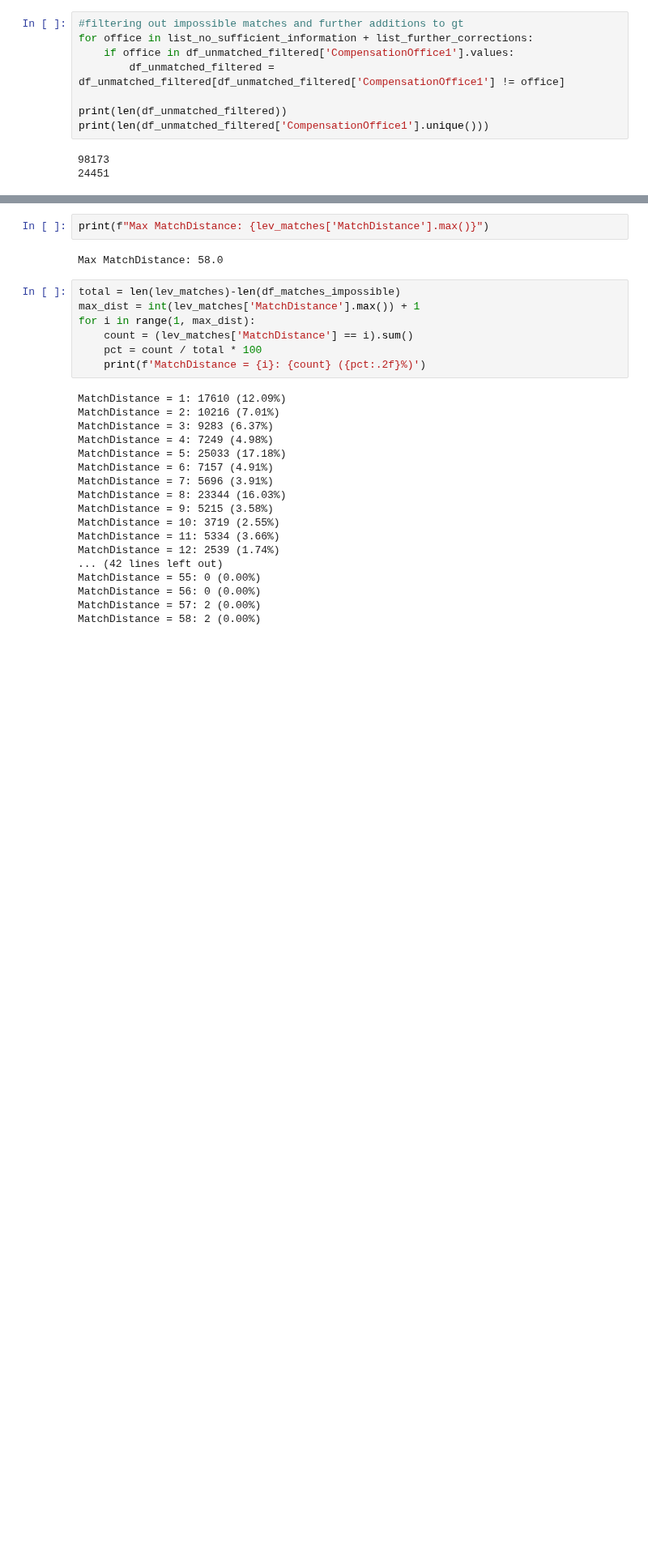
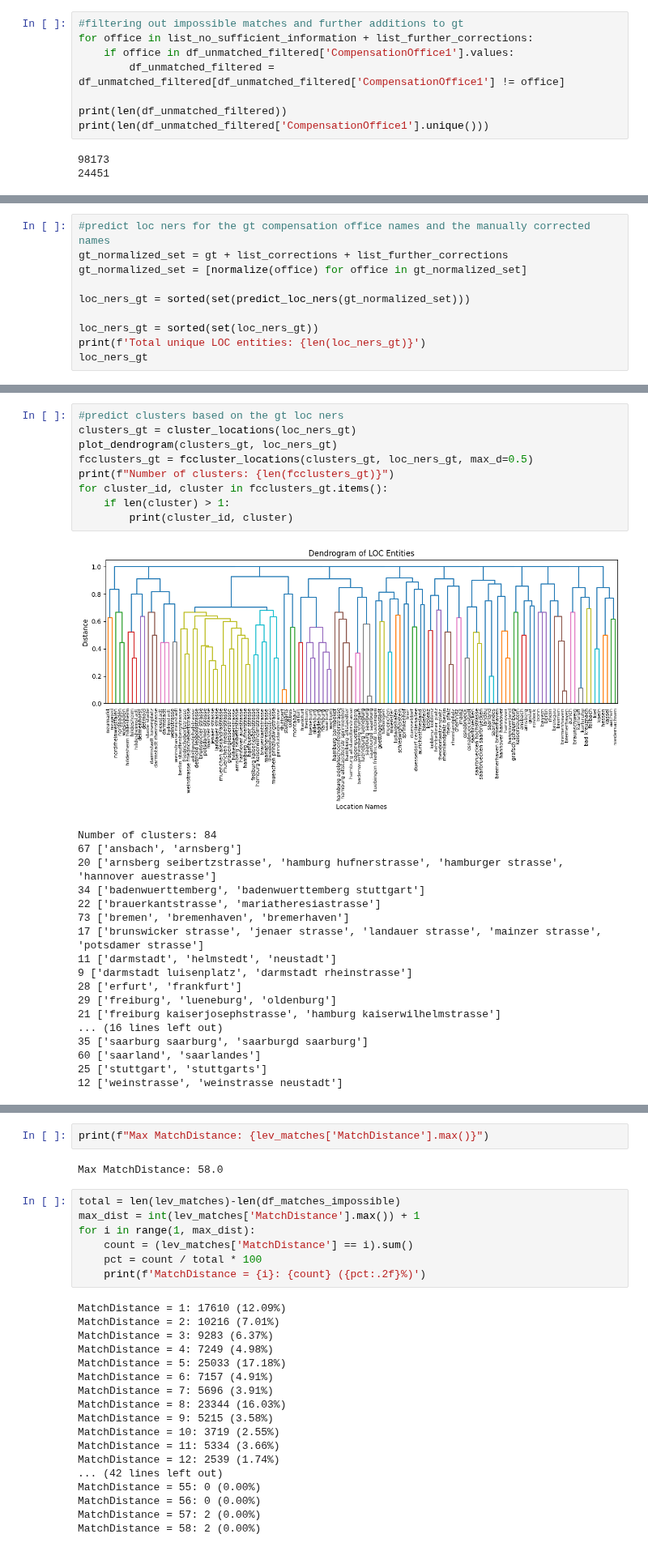
Before and after one commit to BennetHan/compensation-office-analysis, a Jupyter notebook: compensation-office-analysis.ipynb, the cells around one changed output, grey strips where cells are left out. Shown at 81% size. Drawn from its saved outputs; the diff is of its cells as text; blank space fills up the shorter version.

Commit message:
added placename clustering

```diff
--- a/compensation-office-analysis.ipynb
+++ b/compensation-office-analysis.ipynb
@@ -320,0 +459,10 @@ print(len(df_unmatched_filtered['CompensationOffice1'].unique()))
+# %%
+#predict loc ners for the gt compensation office names and the manually corrected names
+gt_normalized_set = gt + list_corrections + list_further_corrections
+gt_normalized_set = [normalize(office) for office in gt_normalized_set]
+
+loc_ners_gt = sorted(set(predict_loc_ners(gt_normalized_set)))
+
+loc_ners_gt = sorted(set(loc_ners_gt))
+print(f'Total unique LOC entities: {len(loc_ners_gt)}')
+loc_ners_gt
@@ -320,0 +514,28 @@ print(len(df_unmatched_filtered['CompensationOffice1'].unique()))
+# %%
+#predict clusters based on the gt loc ners
+clusters_gt = cluster_locations(loc_ners_gt)
+plot_dendrogram(clusters_gt, loc_ners_gt)
+fcclusters_gt = fccluster_locations(clusters_gt, loc_ners_gt, max_d=0.5)
+print(f"Number of clusters: {len(fcclusters_gt)}")
+for cluster_id, cluster in fcclusters_gt.items():
+    if len(cluster) > 1:
+        print(cluster_id, cluster)
+# %% [output]
+[figure, added]
+Number of clusters: 84
+67 ['ansbach', 'arnsberg']
+20 ['arnsberg seibertzstrasse', 'hamburg hufnerstrasse', 'hamburger strasse', 'hannover auestrasse']
+34 ['badenwuerttemberg', 'badenwuerttemberg stuttgart']
+22 ['brauerkantstrasse', 'mariatheresiastrasse']
+73 ['bremen', 'bremenhaven', 'bremerhaven']
+17 ['brunswicker strasse', 'jenaer strasse', 'landauer strasse', 'mainzer strasse', 'potsdamer strasse']
+11 ['darmstadt', 'helmstedt', 'neustadt']
+9 ['darmstadt luisenplatz', 'darmstadt rheinstrasse']
+28 ['erfurt', 'frankfurt']
+29 ['freiburg', 'lueneburg', 'oldenburg']
+21 ['freiburg kaiserjosephstrasse', 'hamburg kaiserwilhelmstrasse']
+... (16 lines left out)
+35 ['saarburg saarburg', 'saarburgd saarburg']
+60 ['saarland', 'saarlandes']
+25 ['stuttgart', 'stuttgarts']
+12 ['weinstrasse', 'weinstrasse neustadt']
```
Also changed, not shown: parts of 20 cells of this notebook.
